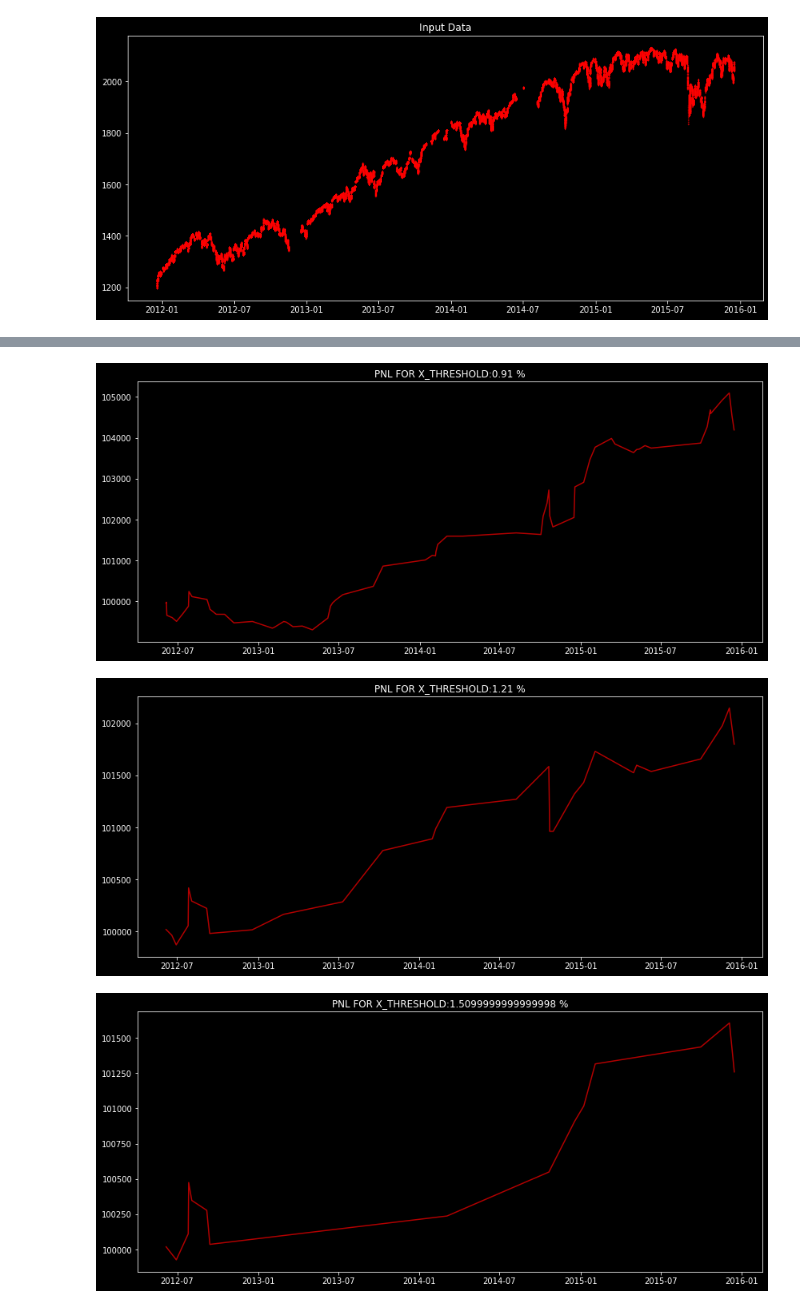
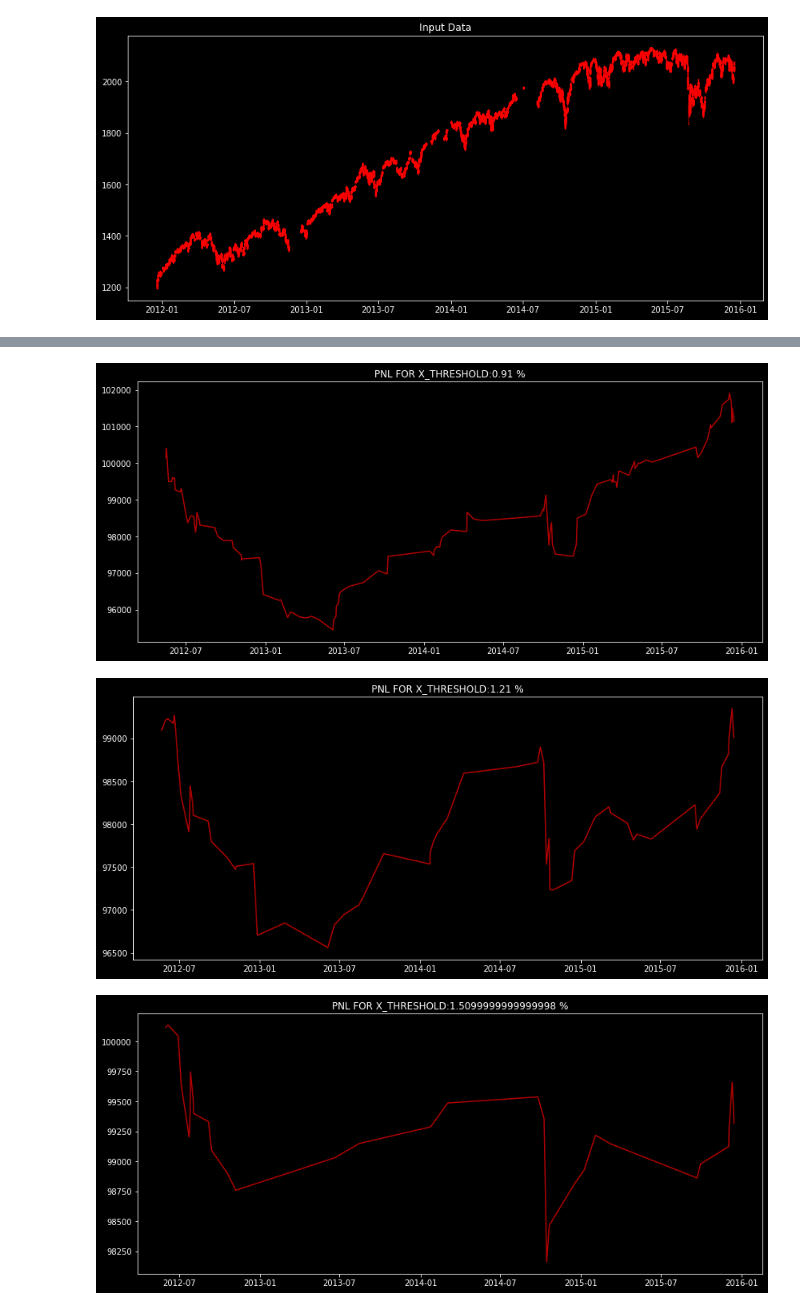
Before and after one commit to Molozey/algo-andrii, a Jupyter notebook: Andrii/backtasting.ipynb, the cells around one changed output, grey strips where cells are left out. Cells and saved outputs as stored; diff of their text form; code cells hidden in the pictures.

```diff
--- a/Andrii/backtasting.ipynb
+++ b/Andrii/backtasting.ipynb
@@ -27,7 +27,8 @@ def CREATE_PNL(normal_datetime, X_THRESHOLD):
     BOUHT_DATE = []
     MONEY_DATE = []
     start_carette = 40_000
-    for _ in tqdm(normal_datetime.index[start_carette:], total=normal_datetime.shape[0] - start_carette):
+    end_carette = normal_datetime.shape[0] // 1
+    for _ in tqdm(normal_datetime.index[start_carette:end_carette], total=end_carette - start_carette):
         try:
             if (normal_datetime.loc[_, 'time'] == '14:30:00') and (normal_datetime.loc[_, 'open'].astype(str) != 'nan'):
                 today_data = normal_datetime.loc[_, :]
@@ -40,6 +41,11 @@ def CREATE_PNL(normal_datetime, X_THRESHOLD):
                         # print('------')
 
                         MONEY = (MONEY / today_data.open) * normal_datetime.loc[_ + pd.DateOffset(hours=1) - pd.DateOffset(minutes=1), :].close
+                        MONEY_DATE.append(MONEY)
+                        BOUHT_DATE.append(today_data.date)
+
+                    if (today_data.open / data_back.close) - 1 < -1 * X_THRESHOLD:
+                        MONEY = (2 * MONEY) - ((MONEY / today_data.open) * normal_datetime.loc[_ + pd.DateOffset(hours=1) - pd.DateOffset(minutes=1), :].close)
                         MONEY_DATE.append(MONEY)
                         BOUHT_DATE.append(today_data.date)
         except KeyError:
@@ -59,6 +65,11 @@ def CREATE_PNL(normal_datetime, X_THRESHOLD):
                         MONEY_DATE.append(MONEY)
                         BOUHT_DATE.append(today_data.date)
 
+
+                    if (today_data.open / data_back.close) - 1 < -1 * X_THRESHOLD:
+                        MONEY = (2 * MONEY) - ((MONEY / today_data.open) * normal_datetime.loc[_ + pd.DateOffset(hours=1) - pd.DateOffset(minutes=1), :].close)
+                        MONEY_DATE.append(MONEY)
+                        BOUHT_DATE.append(today_data.date)
     plt.style.use('dark_background')
     plt.figure(figsize=(14,6))
     plt.title(f"PNL FOR X_THRESHOLD:{X_THRESHOLD * 100} %")
@@ -67,6 +78,7 @@ def CREATE_PNL(normal_datetime, X_THRESHOLD):
     return [BOUHT_DATE, MONEY_DATE]
 # %%
 RESULT = list()
-for X_TH in tqdm(np.arange(.0001, .02, .003), total=(0.02 - 0.0001) // .003):
+TH_ARRAY = np.arange(.0001, .02, .003)
+for X_TH in tqdm(TH_ARRAY):
     RESULT.append(CREATE_PNL(normal_datetime, X_TH))
 # %% [output]
@@ -76,3 +88,3 @@ for X_TH in tqdm(np.arange(.0001, .02, .003), total=(0.02 - 0.0001) // .003):
-[figure, old version]
+[figure, new version]
-[figure, old version]
+[figure, new version]
-[figure, old version]
+[figure, new version]
```
Also changed, not shown: parts of 3 cells of this notebook, 4 other files.
